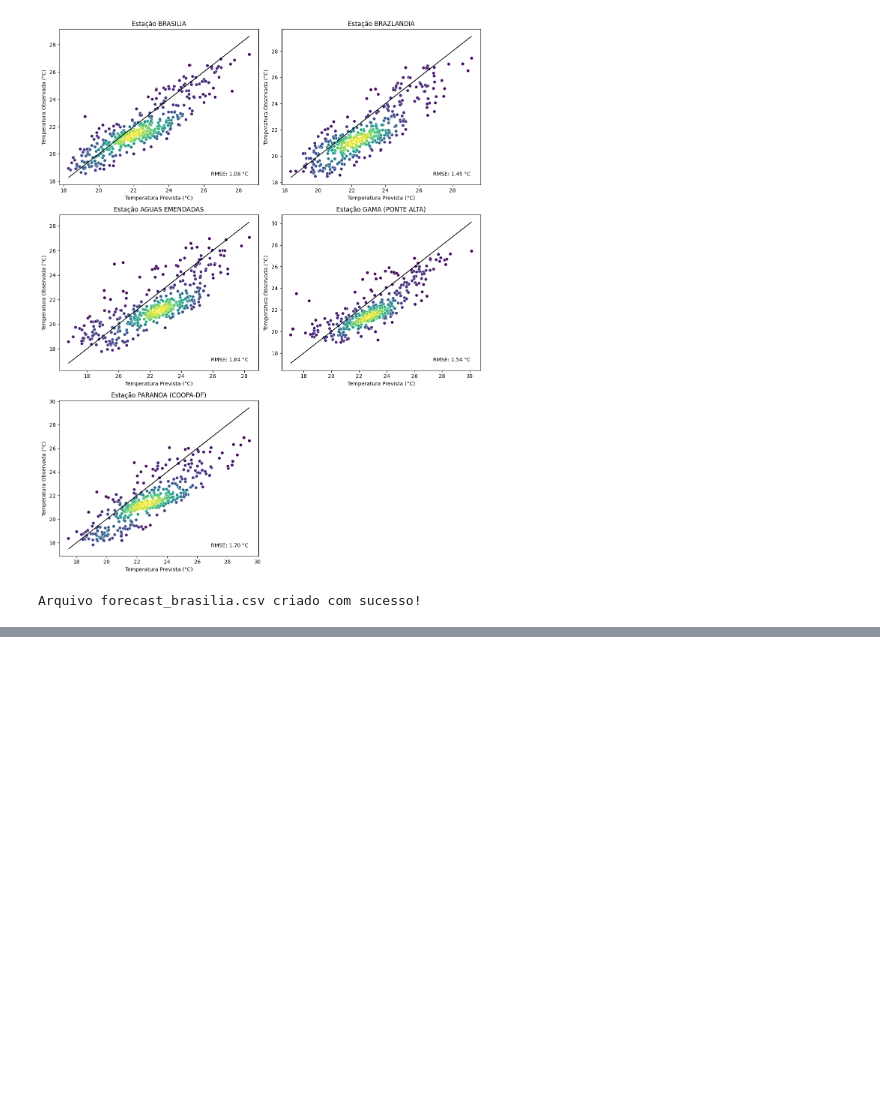
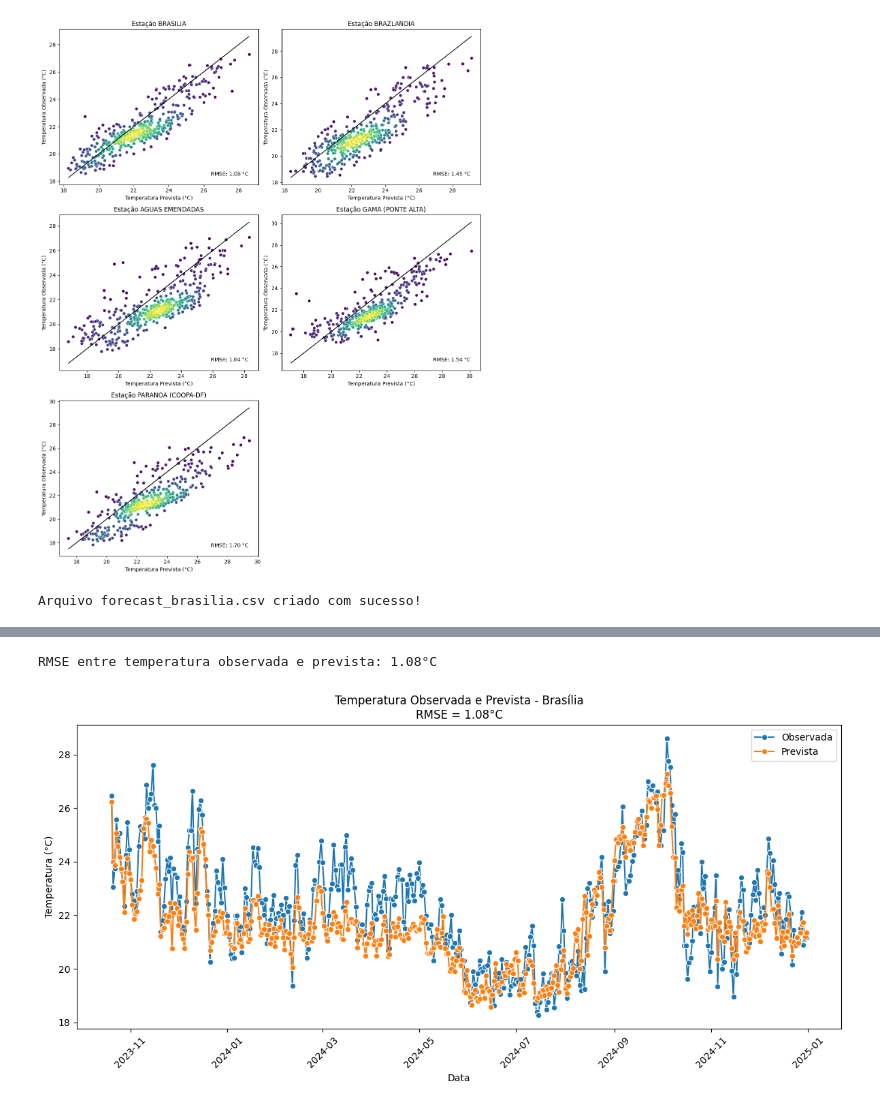
Before and after one commit to juliababa/TCC, a Jupyter notebook: src/benchmark.ipynb, the cells around one changed output, grey strips where cells are left out. Drawn from its saved outputs; the diff is of its cells as text; code cells hidden in the pictures; blank space fills up the shorter version.

```diff
--- a/src/benchmark.ipynb
+++ b/src/benchmark.ipynb
@@ -332,0 +379,28 @@ Arquivo forecast_brasilia.csv criado com sucesso!
+# %%
+import pandas as pd
+import seaborn as sns
+import matplotlib.pyplot as plt
+
+# Lê o CSV
+df_obs = pd.read_csv('forecast_brasilia.csv', sep=';')
+
+# Garante que 'data' está no formato datetime
+df_obs['data'] = pd.to_datetime(df_obs['data'])
+
+rmse = np.sqrt(mean_squared_error(df_obs['temperatura_observada'], df_obs['temperatura_prevista']))
+print(f'RMSE entre temperatura observada e prevista: {rmse:.2f}°C')
+
+# Plot
+plt.figure(figsize=(12, 6))
+sns.lineplot(x='data', y='temperatura_observada', data=df_obs, marker='o', label='Observada')
+sns.lineplot(x='data', y='temperatura_prevista', data=df_obs, marker='o', label='Prevista')
+plt.xlabel('Data')
+plt.ylabel('Temperatura (°C)')
+plt.title(f'Temperatura Observada e Prevista - Brasília\nRMSE = {rmse:.2f}°C')
+plt.xticks(rotation=45)
+plt.legend()
+plt.tight_layout()
+plt.show()
+# %% [output]
+RMSE entre temperatura observada e prevista: 1.08°C
+[figure, added]
```
Also changed, not shown: parts of 2 cells of this notebook, 2 other files.
